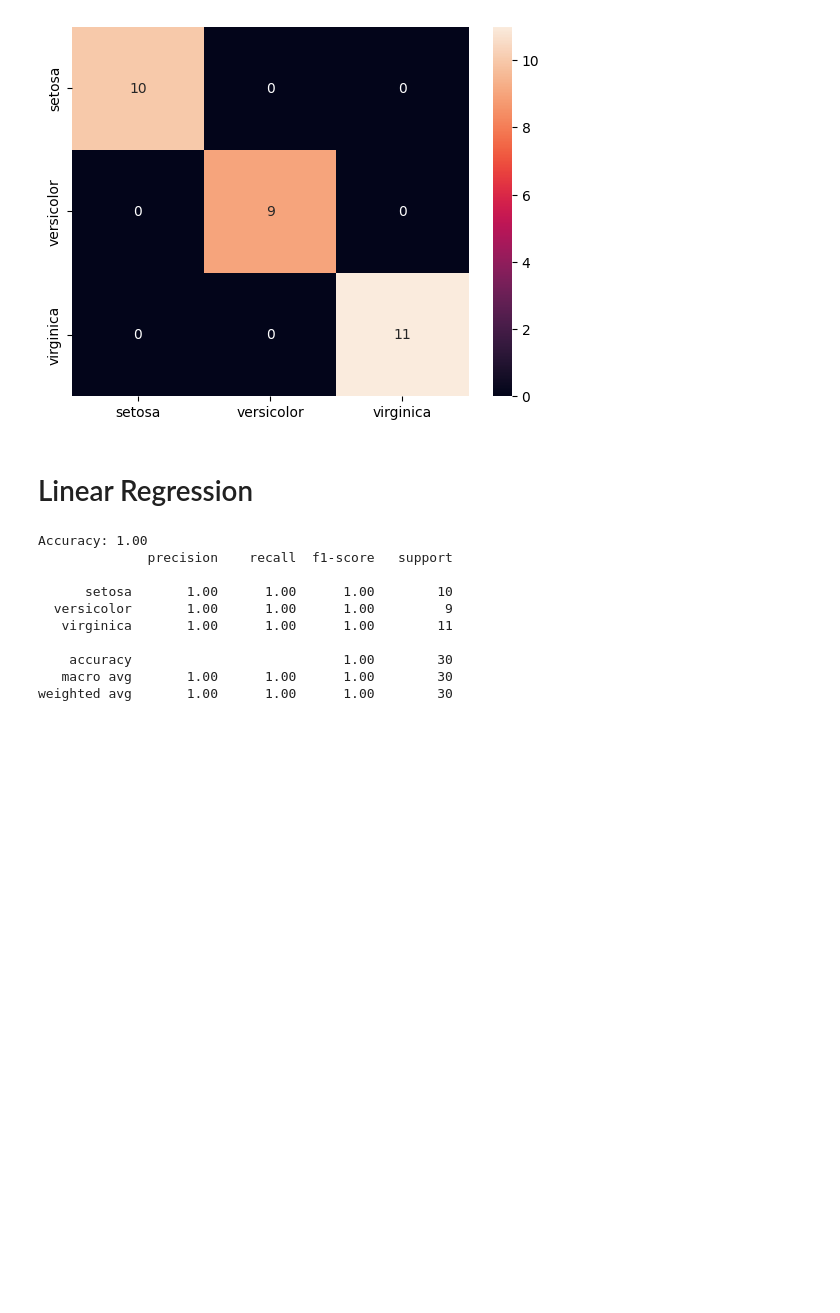
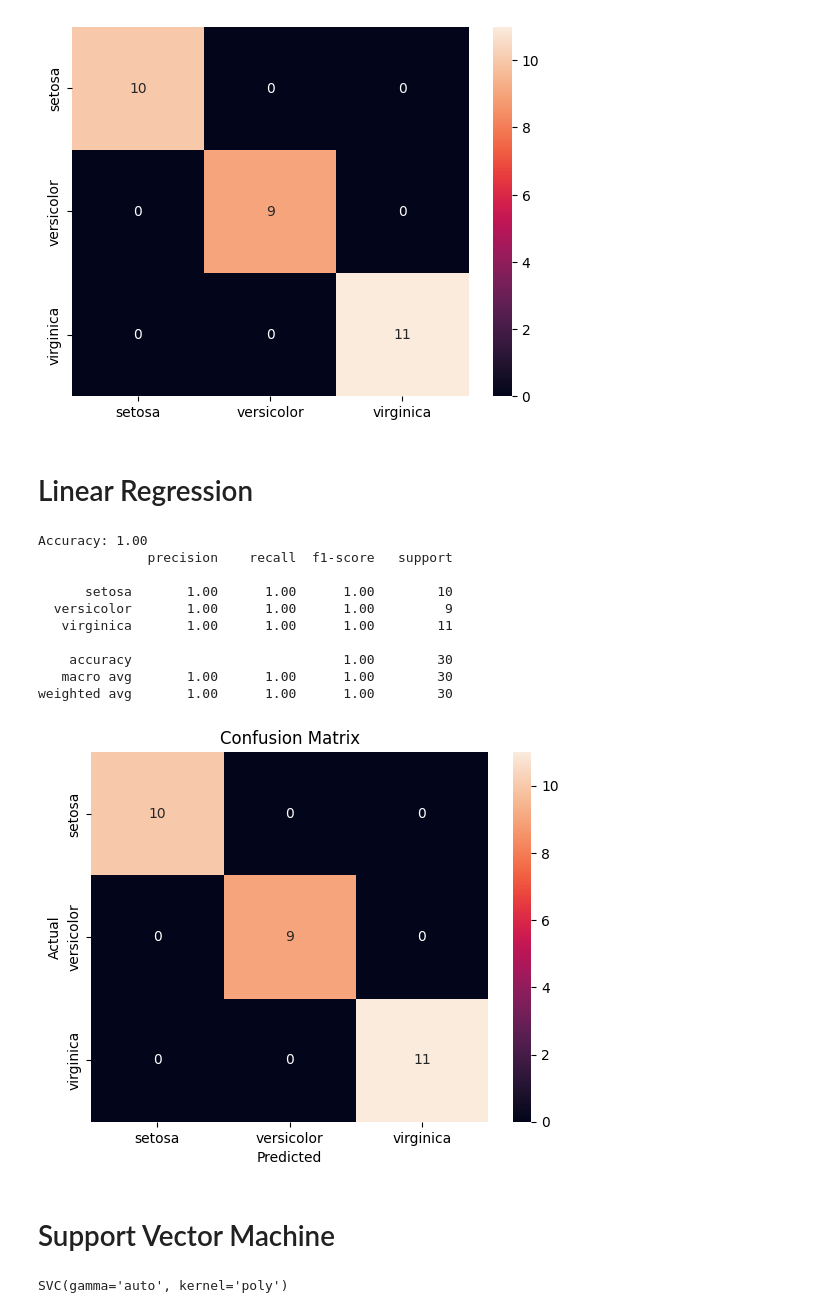
Before and after one commit to zbanks23/Iris_Flower_Classification, a Jupyter notebook: main.ipynb, the cells around one changed output. Cells and saved outputs as stored; diff of their text form; code cells hidden in the pictures; blank space fills up the shorter version.

Commit message:
Applied Support Vector Machine

```diff
--- a/main.ipynb
+++ b/main.ipynb
@@ -153,5 +152,12 @@ Accuracy: 1.00
 weighted avg       1.00      1.00      1.00        30
 # %%
 cm = confusion_matrix(y_test, y_pred_rounded)
-plt.figure(figsize=(8, 6))
-sns.heatmap(cm, annot=True, fmt='d', xt)
+sns.heatmap(cm, annot=True, fmt='d', xticklabels=iris.target_names, yticklabels=iris.target_names)
+plt.xlabel('Predicted')
+plt.ylabel('Actual')
+plt.title('Confusion Matrix')
+plt.show()
+# %% [output]
+[figure, added]
+# %% [markdown]
+# Support Vector Machine
@@ -157,0 +171,13 @@ sns.heatmap(cm, annot=True, fmt='d', xt)
+# %%
+X = iris.data[:, 2:4]
+X_train, X_test, y_train, y_test = train_test_split(X, y, test_size=0.3, random_state=42)
+svm_linear = SVC(kernel='linear', C=1.0)
+svm_linear.fit(X_train, y_train)
+
+svm_rbf = SVC(kernel='rbf', gamma=0.7, C=1.0)
+svm_rbf.fit(X_train, y_train)
+
+svm_poly = SVC(kernel='poly', degree=3, gamma='auto', C=1.0)
+svm_poly.fit(X_train, y_train)
+# %% [output]
+SVC(gamma='auto', kernel='poly')
```
Also changed, not shown: parts of 13 cells of this notebook.
